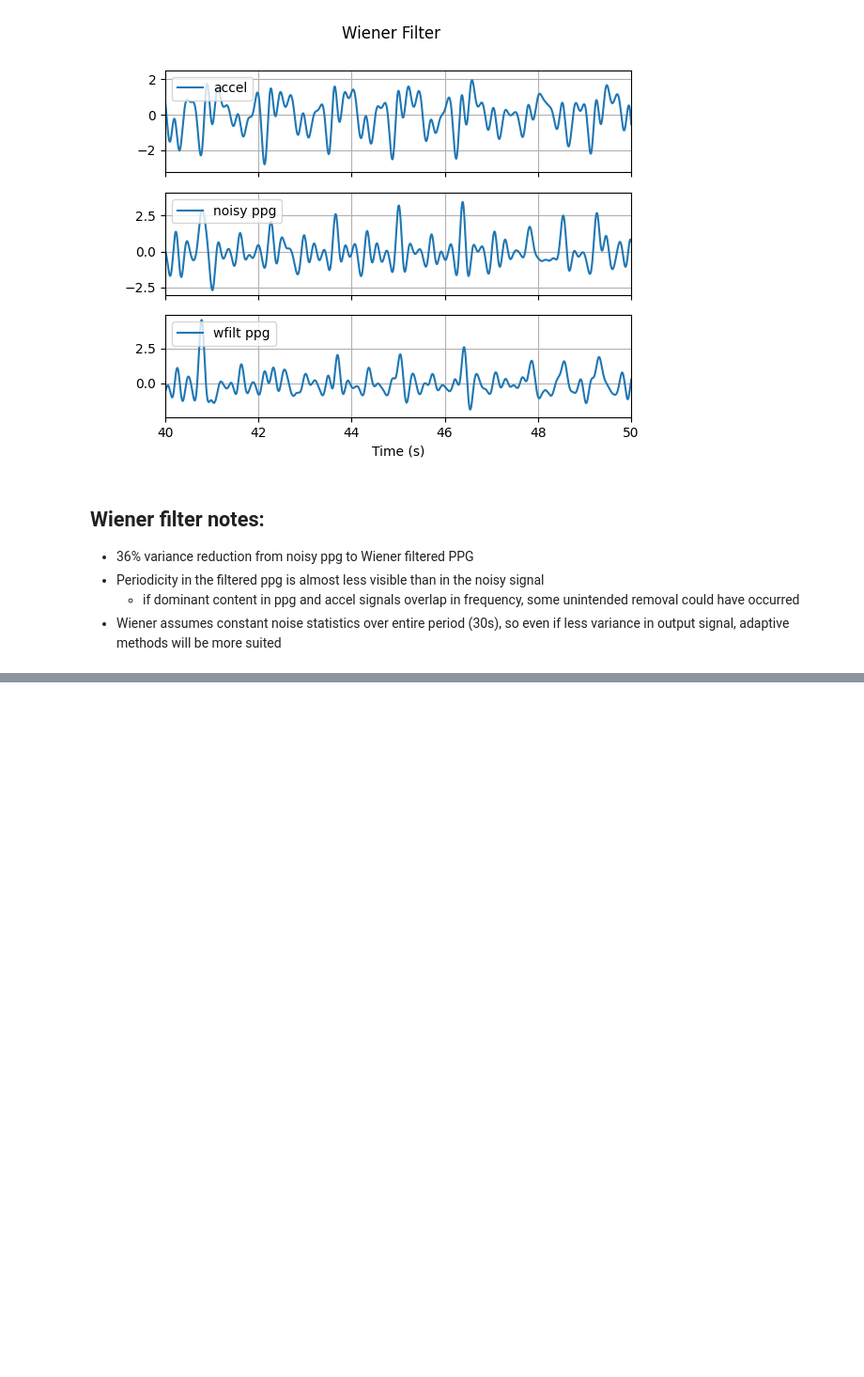
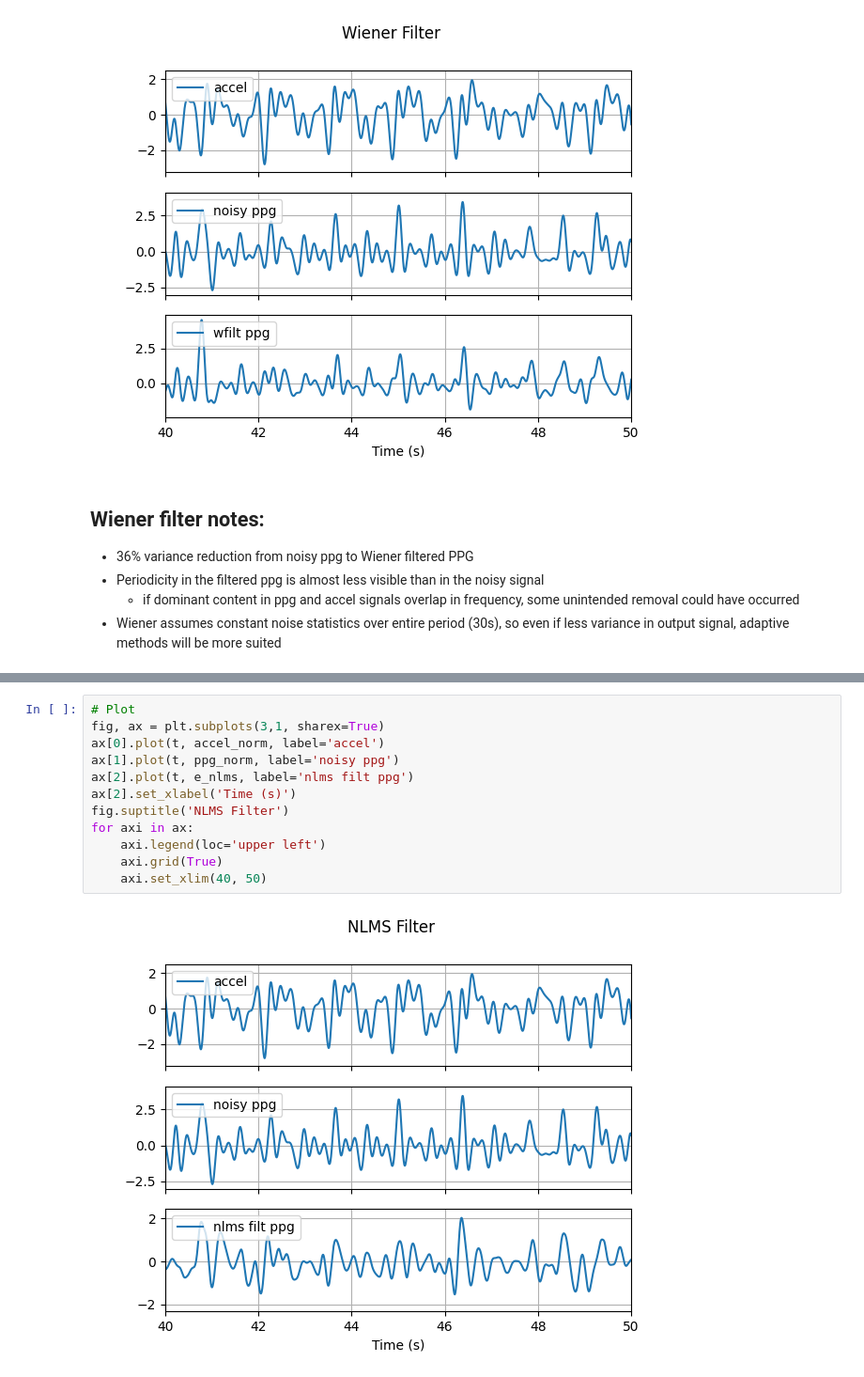
Before and after one commit to lane-miller/statistical-dsp-studies, a Jupyter notebook: 01_wiener_lms_nlms_rls/adaptive_filters.ipynb, the cells around one changed output, grey strips where cells are left out. Shown at 94% size. Cells and saved outputs as stored; diff of their text form; blank space fills up the shorter version.

```diff
--- a/01_wiener_lms_nlms_rls/adaptive_filters.ipynb
+++ b/01_wiener_lms_nlms_rls/adaptive_filters.ipynb
@@ -105,0 +286,14 @@ for axi in ax:
+# %%
+# Plot
+fig, ax = plt.subplots(3,1, sharex=True)
+ax[0].plot(t, accel_norm, label='accel')
+ax[1].plot(t, ppg_norm, label='noisy ppg')
+ax[2].plot(t, e_nlms, label='nlms filt ppg')
+ax[2].set_xlabel('Time (s)')
+fig.suptitle('NLMS Filter')
+for axi in ax:
+    axi.legend(loc='upper left')
+    axi.grid(True)
+    axi.set_xlim(40, 50)
+# %% [output]
+[figure, added]
```
Also changed, not shown: parts of 20 cells of this notebook, 2 other files.
